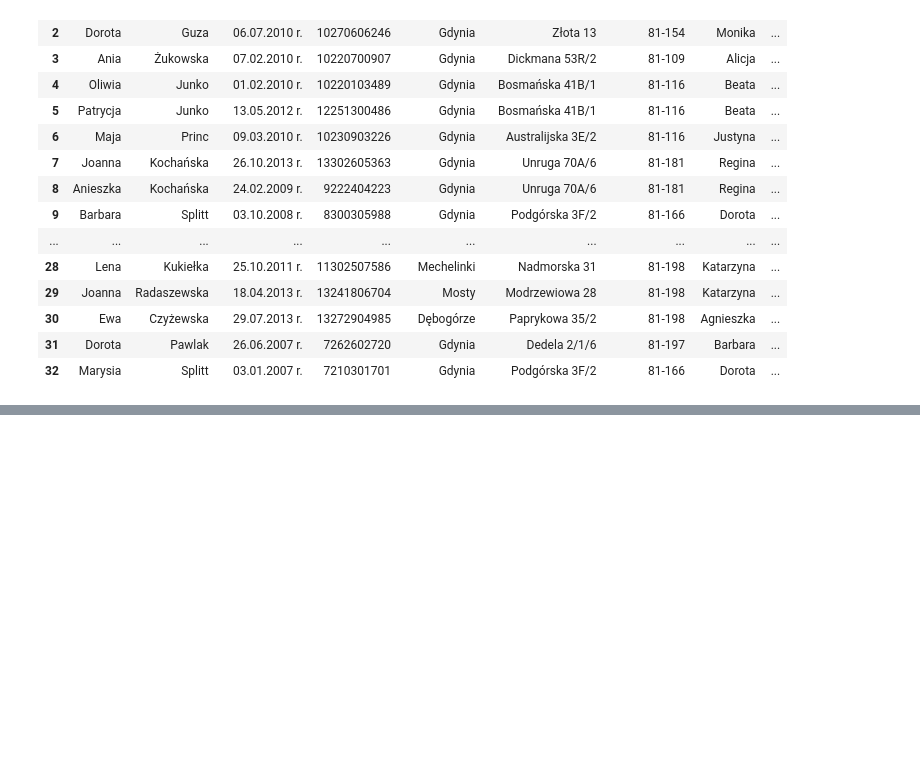
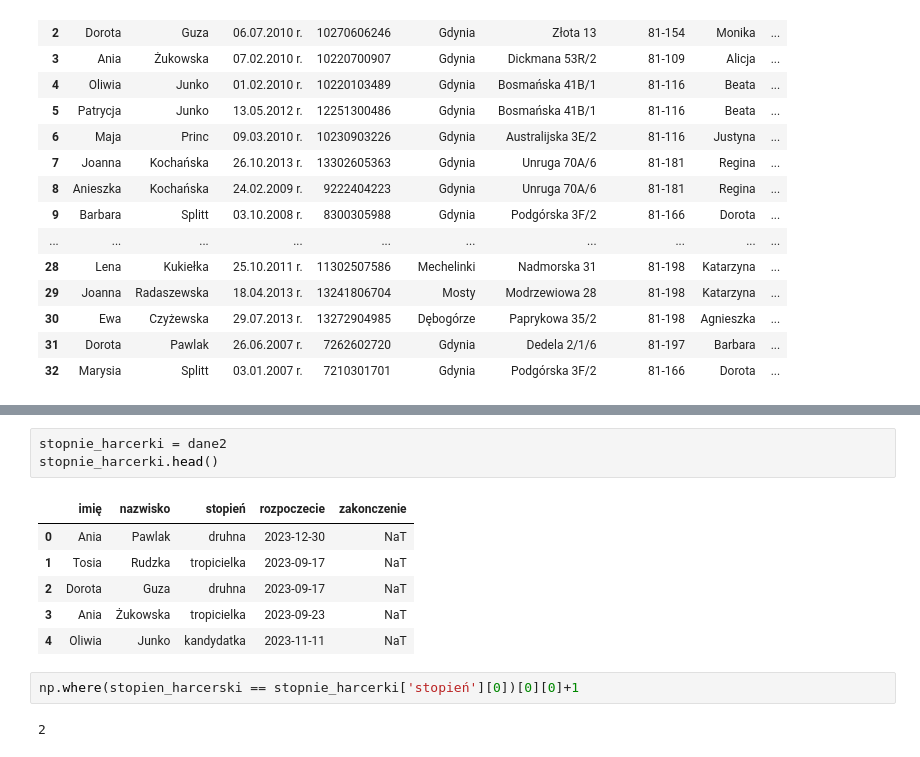
Before and after one commit to Kubabob/ProjektBazyDanych, a Jupyter notebook: wczytanie_danych.ipynb, the cells around one changed output, grey strips where cells are left out. Drawn from its saved outputs; the diff is of its cells as text; blank space fills up the shorter version.

```diff
--- a/wczytanie_danych.ipynb
+++ b/wczytanie_danych.ipynb
@@ -136,0 +219,14 @@ dane
+# %%
+stopnie_harcerki = dane2
+stopnie_harcerki.head()
+# %% [output]
+|  | imię | nazwisko | stopień | rozpoczecie | zakonczenie |
+| 0 | Ania | Pawlak | druhna | 2023-12-30 | NaT |
+| 1 | Tosia | Rudzka | tropicielka | 2023-09-17 | NaT |
+| 2 | Dorota | Guza | druhna | 2023-09-17 | NaT |
+| 3 | Ania | Żukowska | tropicielka | 2023-09-23 | NaT |
+| 4 | Oliwia | Junko | kandydatka | 2023-11-11 | NaT |
+# %%
+np.where(stopien_harcerski == stopnie_harcerki['stopień'][0])[0][0]+1
+# %% [output]
+2
```
Also changed, not shown: parts of 7 cells of this notebook, 3 other files.
